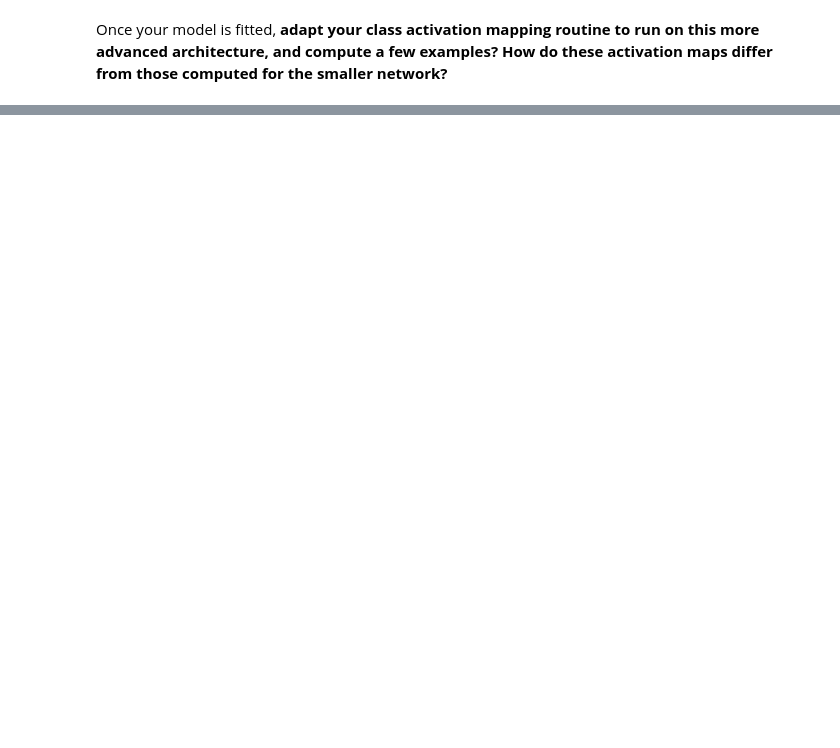
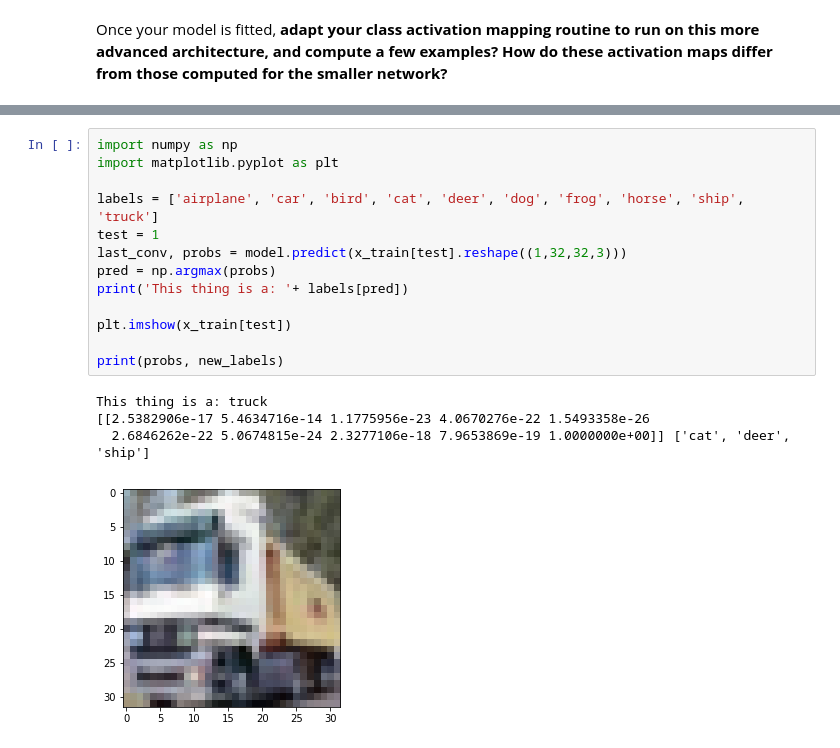
Before and after one commit to RutilusVulpes/190410_resnet, a Jupyter notebook: Resnet.ipynb, the cells around one changed output, grey strips where cells are left out. Cells and saved outputs as stored; diff of their text form; blank space fills up the shorter version.

```diff
--- a/Resnet.ipynb
+++ b/Resnet.ipynb
@@ -294,0 +420,18 @@ Once your model is fitted, **adapt your class activation mapping routine to run
+# %%
+import numpy as np
+import matplotlib.pyplot as plt
+
+labels = ['airplane', 'car', 'bird', 'cat', 'deer', 'dog', 'frog', 'horse', 'ship', 'truck']
+test = 1
+last_conv, probs = model.predict(x_train[test].reshape((1,32,32,3)))
+pred = np.argmax(probs)
+print('This thing is a: '+ labels[pred])
+
+plt.imshow(x_train[test])
+
+print(probs, new_labels)
+# %% [output]
+This thing is a: truck
+[[2.5382906e-17 5.4634716e-14 1.1775956e-23 4.0670276e-22 1.5493358e-26
+  2.6846262e-22 5.0674815e-24 2.3277106e-18 7.9653869e-19 1.0000000e+00]] ['cat', 'deer', 'ship']
+[figure, added]
```
Also changed, not shown: parts of 3 cells of this notebook.
